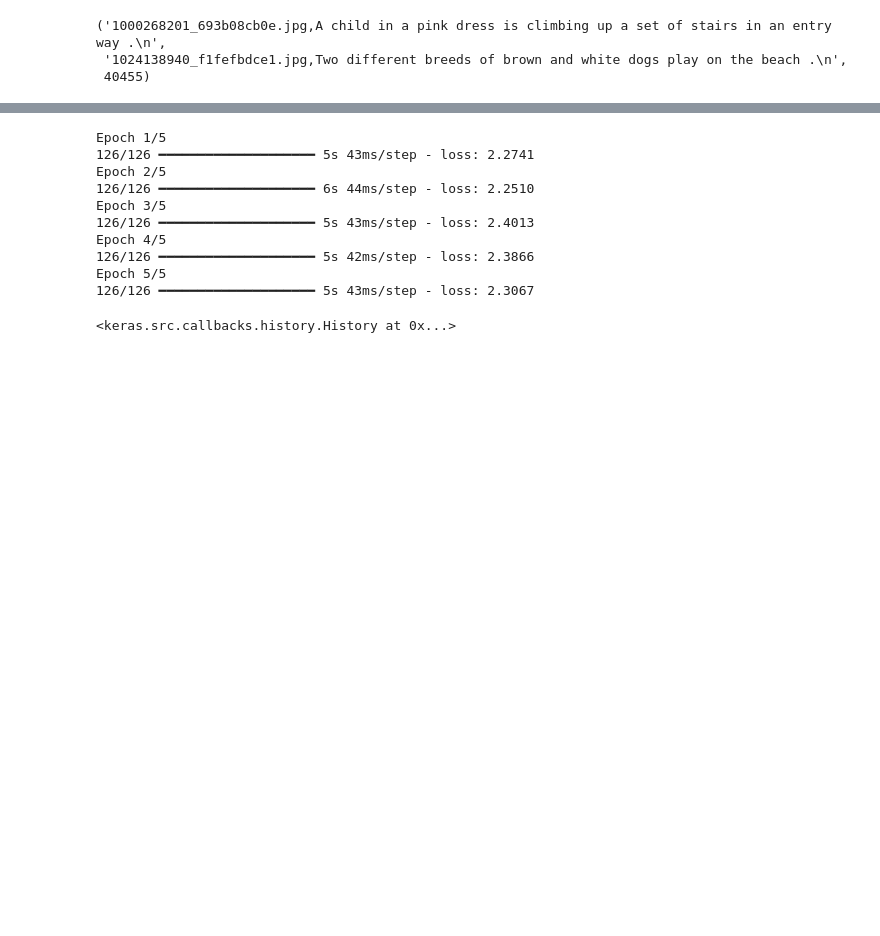
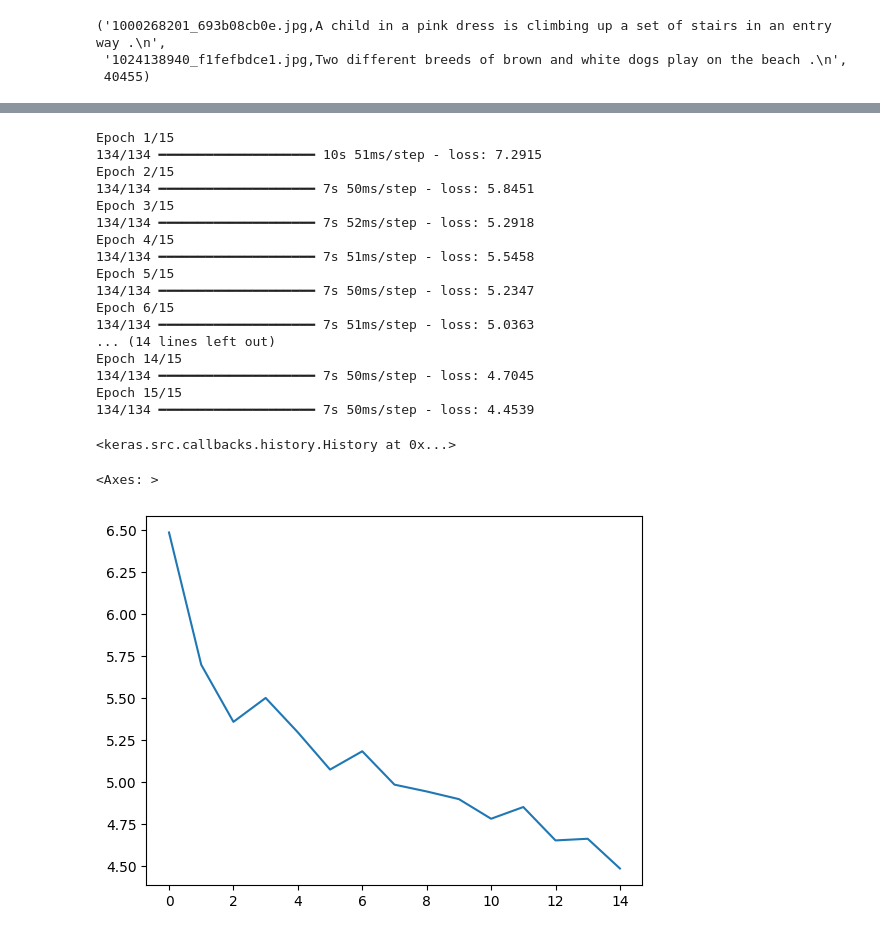
Before and after one commit to Humzafazal72/Image-Captioning, a Jupyter notebook: Image_Captioning.ipynb, the cells around one changed output, grey strips where cells are left out. Cells and saved outputs as stored; diff of their text form; code cells hidden in the pictures; blank space fills up the shorter version.

```diff
--- a/Image_Captioning.ipynb
+++ b/Image_Captioning.ipynb
@@ -88,8 +118,10 @@ plt.show()
 # %%
-def DatasetGenerator(captions_dict,encodings,tokenizer,max_len=26,vocab_len=4478):
+def DatasetGenerator(df,img_enc,tokenizer,max_len=26,vocab_len=vocab_len):
     while 1:
-        for key, caption in captions_dict.items():
-            encoding = encodings[key]
+        for index, row in df.iterrows():
+            img = row['Image']
+            caption = row['Caption']
+            encoding = img_enc[img]
             in_img, in_seq, output_ = Create_Sequences(tokenizer, max_len, caption.replace('  ',' ').split(' '), encoding,vocab_len)
             yield ((in_img, in_seq), output_)
 
@@ -112,12 +144,12 @@ def Create_Sequences(tokenizer, max_len, caption, encoding,vocab_len):
     return np.array(x1), np.array(x2), np.array(y)
 # %%
 input1 = Input(shape=(2048,))
-e_img1 = Dropout(0.4)(input1)
+e_img1 = Dropout(0.5)(input1)
 e_img2 = Dense(units=256,activation='relu')(e_img1)
 
 input2 = Input(shape=(26,))
-e_seq1 = Embedding(vocab_len, 256,mask_zero=True)(input2)
-e_seq2 = Dropout(0.4)(e_seq1)
+e_seq1 = Embedding(vocab_len, output_dim=256, mask_zero=True)(input2)
+e_seq2 = Dropout(0.5)(e_seq1)
 e_seq3 = LSTM(256)(e_seq2)
 
 decoder_in = add([e_img2,e_seq3])
@@ -133,15 +163,22 @@ plot_model(model, to_file='model.png', show_shapes=True)
 # %%
-generator = DatasetGenerator(captions_dict,encodings,tokenizer)
-model.fit(generator, epochs=5, steps_per_epoch= len(captions_dict)//64, verbose=1)
+generator = DatasetGenerator(train,img_enc,tokenizer)
+model.fit(generator, epochs=15, steps_per_epoch= len(train)//256, verbose=1)
 # %% [output]
-Epoch 1/5
-126/126 ━━━━━━━━━━━━━━━━━━━━ 5s 43ms/step - loss: 2.2741
-Epoch 2/5
-126/126 ━━━━━━━━━━━━━━━━━━━━ 6s 44ms/step - loss: 2.2510
-Epoch 3/5
-126/126 ━━━━━━━━━━━━━━━━━━━━ 5s 43ms/step - loss: 2.4013
-Epoch 4/5
-126/126 ━━━━━━━━━━━━━━━━━━━━ 5s 42ms/step - loss: 2.3866
-Epoch 5/5
-126/126 ━━━━━━━━━━━━━━━━━━━━ 5s 43ms/step - loss: 2.3067
+Epoch 1/15
+134/134 ━━━━━━━━━━━━━━━━━━━━ 10s 51ms/step - loss: 7.2915
+Epoch 2/15
+134/134 ━━━━━━━━━━━━━━━━━━━━ 7s 50ms/step - loss: 5.8451
+Epoch 3/15
+134/134 ━━━━━━━━━━━━━━━━━━━━ 7s 52ms/step - loss: 5.2918
+Epoch 4/15
+134/134 ━━━━━━━━━━━━━━━━━━━━ 7s 51ms/step - loss: 5.5458
+Epoch 5/15
+134/134 ━━━━━━━━━━━━━━━━━━━━ 7s 50ms/step - loss: 5.2347
+Epoch 6/15
+134/134 ━━━━━━━━━━━━━━━━━━━━ 7s 51ms/step - loss: 5.0363
+... (14 lines left out)
+Epoch 14/15
+134/134 ━━━━━━━━━━━━━━━━━━━━ 7s 50ms/step - loss: 4.7045
+Epoch 15/15
+134/134 ━━━━━━━━━━━━━━━━━━━━ 7s 50ms/step - loss: 4.4539
 <keras.src.callbacks.history.History at 0x...>
@@ -150,3 +185,9 @@ model.save('model.h5')
+# %%
+from seaborn import lineplot
+lineplot(x=np.arange(0,15,1),y=list(model.history.history.values())[0])
+# %% [output]
+<Axes: >
+[figure, added]
 # %%
 def word_for_id(integer, tokenizer):
     for word, index in tokenizer.word_index.items():
```
Also changed, not shown: parts of 23 cells of this notebook.
